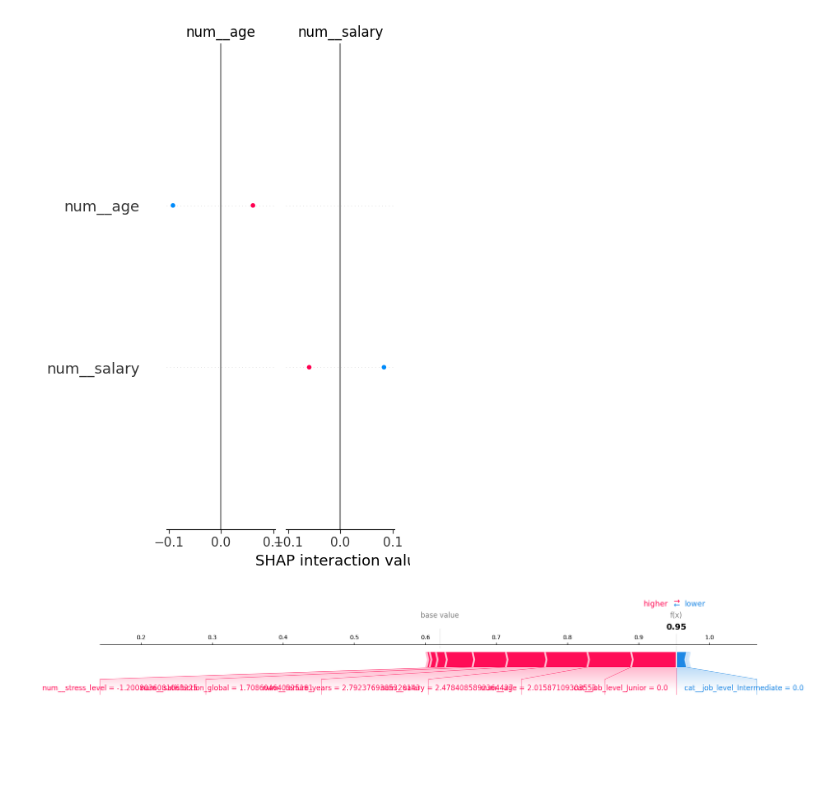
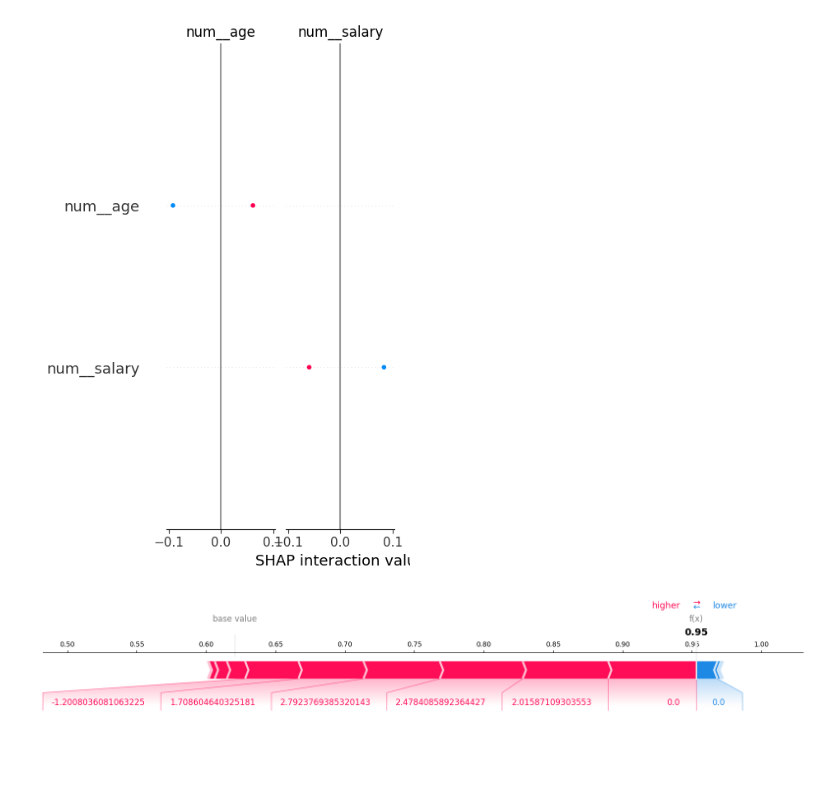
Before and after one commit to sjbl69/Technovaa, a Jupyter notebook: notebooks/02_Modeling_and_SHAP.ipynb, the cells around one changed output. Saved outputs shown, nothing was run; the diff lists cells and outputs as text; code cells hidden in the pictures.

Commit message:
Update EDA and modeling notebooks (OC turnover project)

```diff
--- a/notebooks/02_Modeling_and_SHAP.ipynb
+++ b/notebooks/02_Modeling_and_SHAP.ipynb
@@ -51,14 +51,18 @@ cat_cols = ["department", "gender", "job_level"]
 X = df[num_cols + cat_cols]
 y = df[target]
 # %%
-# Gestion du déséquilibre des classes :
-# Stratification pour conserver la proportion de départs/départs non observés.
-# ------------------------------------------------------------
-
 from sklearn.model_selection import train_test_split
 
+# ⚠️ Remarque méthodologique :
+# Le dataset est de petite taille, ce qui limite la robustesse statistique.
+# La stratification est néanmoins conservée afin de respecter la distribution des classes.
+
 X_train, X_test, y_train, y_test = train_test_split(
-    X, y, test_size=0.2, stratify=y, random_state=42
+    X,
+    y,
+    test_size=0.2,
+    stratify=y,
+    random_state=42
 )
 
 X_train.shape, X_test.shape
@@ -147,21 +168,22 @@ from imblearn.over_sampling import SMOTE
 from imblearn.pipeline import Pipeline as ImbPipeline
 from sklearn.ensemble import RandomForestClassifier
 
-# Modèle non-linéaire + gestion du déséquilibre :
-# Application de SMOTE AVANT le modèle pour équilibrer les classes.
+# Modèle non linéaire avec gestion du déséquilibre :
 # ------------------------------------------------------------
 
 rf = ImbPipeline(steps=[
     ("preprocess", preprocessor),
     ("smote", SMOTE(k_neighbors=1, random_state=42)),
-    ("model", RandomForestClassifier(
-        n_estimators=300,
-        random_state=42
-    ))
+    ("model", RandomForestClassifier(n_estimators=300, random_state=42))
 ])
 
 rf.fit(X_train, y_train)
+
 y_proba_rf = rf.predict_proba(X_test)[:, 1]
+
+# Choix d’un seuil à 0.5 par défaut.
+# En contexte réel, il serait ajusté selon le coût métier
+# d’un faux négatif (départ non anticipé).
 y_pred_rf = (y_proba_rf >= 0.5).astype(int)
 
 print(classification_report(y_test, y_pred_rf))
@@ -263,27 +279,23 @@ shap.summary_plot(shap_values.values,
 # %% [output]
 [figure]
 # %%
-import shap
-import numpy as np
+idx = 0  # individu analysé
 
-idx = 0  # individu à expliquer
-
-# 1) Détection automatique des formats
 base_value = explainer.expected_value
 shap_val = shap_values.values
 
 if isinstance(base_value, (list, np.ndarray)):
     base_value = base_value[0]
 
 if shap_val.ndim == 3:
     shap_val = shap_val[:, :, 0]
 
-# 2) Force plot version MATPLOTLIB (solution stable)
+# Force plot stable (matplotlib)
 shap.plots.force(
     base_value,
     shap_val[idx],
-    X_test_shap.iloc[idx],   # données de l'individu avec noms de colonnes
-    matplotlib=True          # 🔥 indispensable pour éviter le JavaScript
+    X_test_pre[idx],
+    matplotlib=True
 )
 # %% [output]
-[figure, old version]
+[figure, new version]
```
Also changed, not shown: parts of 8 cells of this notebook, 1 other file.
